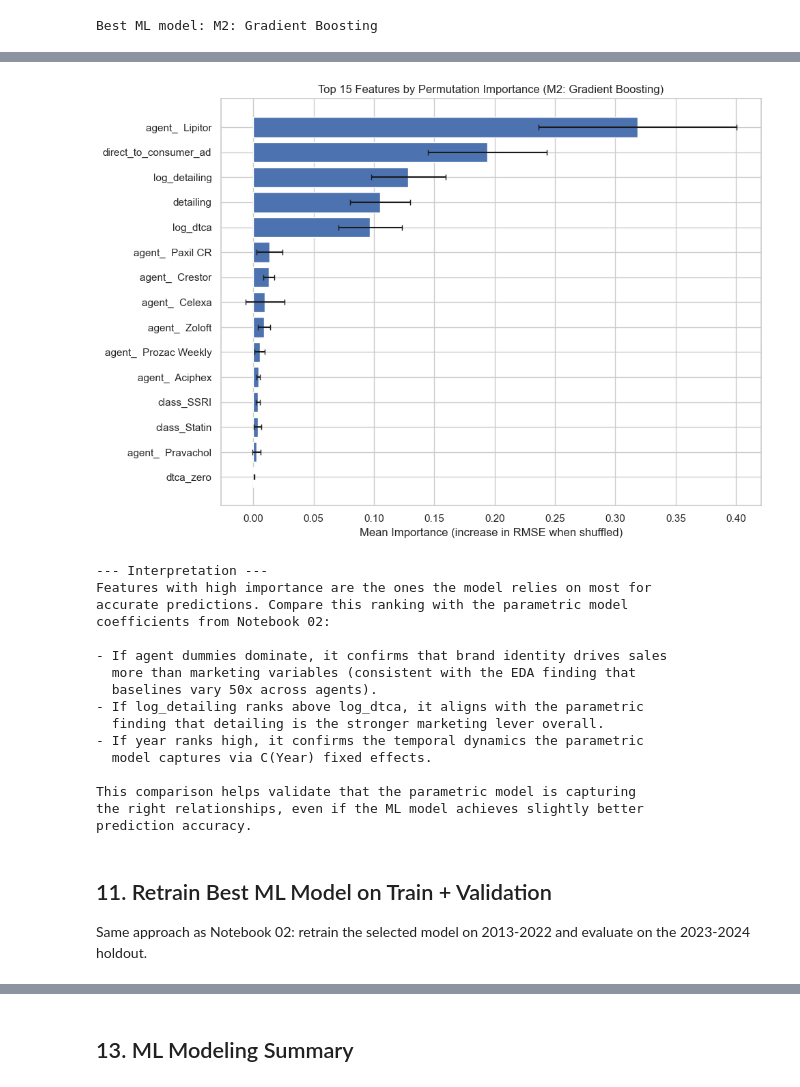
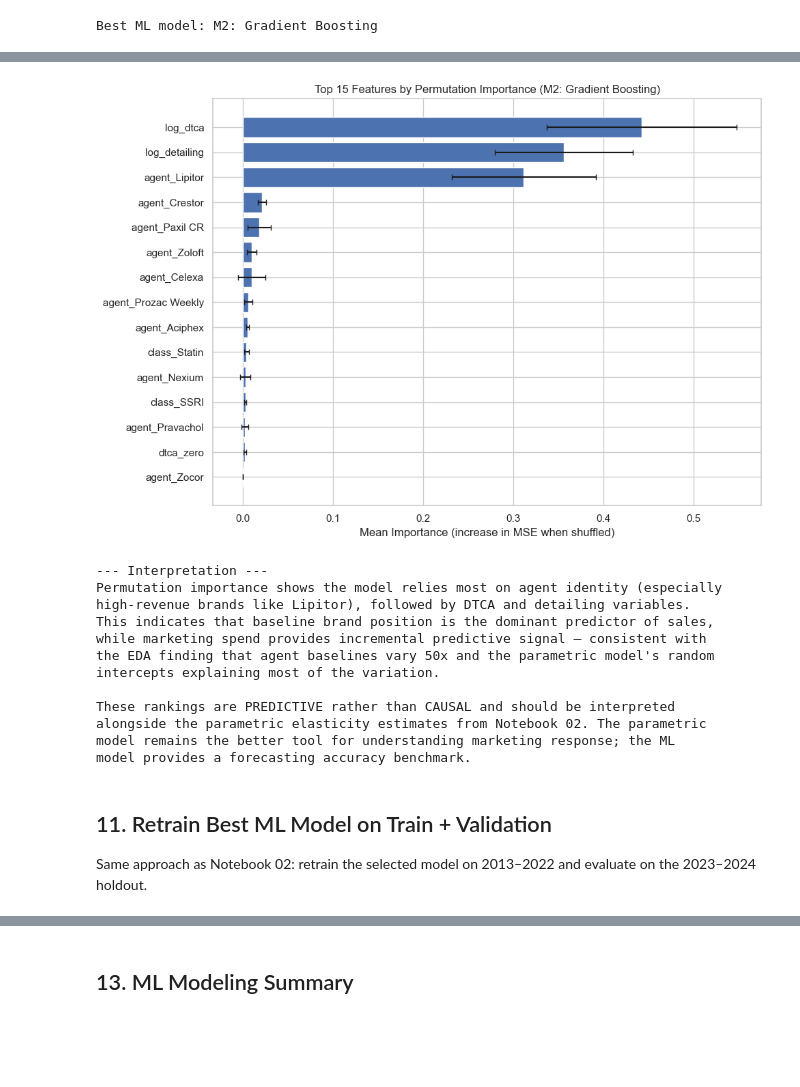
Before and after one commit to deenuy/mmai-marketing-rx-sales-forecasting, a Jupyter notebook: 03_ml_models.ipynb, the cells around one changed output, grey strips where cells are left out. Saved outputs shown, nothing was run; the diff lists cells and outputs as text; code cells hidden in the pictures; blank space fills up the shorter version.

```diff
--- a/03_ml_models.ipynb
+++ b/03_ml_models.ipynb
@@ -82,6 +129,6 @@ transformation. We predict on the original dollar scale for direct comparability
 # %%
-feature_cols = ["year", "detailing", "direct_to_consumer_ad",
-                "log_detailing", "log_dtca", "dtca_zero"]
+# FIX: Align feature set with EDA/parametric logic — use transformed variables only
+feature_cols = ["year_trend", "log_detailing", "log_dtca", "dtca_zero"]
 cat_cols = ["class", "agent"]
 target = "actual_sales"
 
@@ -108,5 +155,5 @@ y_test = test_df[target].values
 
 print(f"Feature matrix shape: {X_train.shape}")
 print(f"Number of features: {len(feature_names)}")
-print(f"Features: {feature_names[:10]} ... ({len(feature_names)} total)")
+print(f"Features: {feature_names[:8]} ... ({len(feature_names)} total)")
 # %% [output]
@@ -349,10 +437,14 @@ Best ElasticNet config: {'alpha': 0.01, 'l1_ratio': 0.5, 'max_iter': 5000, 'rand
 # %%
-# Fit best ElasticNet on full training set
+# Fit best ElasticNet on full training set (log target, scaled features)
+X_train_scaled = scaler.fit_transform(X_train)
+X_valid_scaled = scaler.transform(X_valid)
+X_test_scaled = scaler.transform(X_test)
+
 enet_model = ElasticNet(**best_enet_params)
-enet_model.fit(X_train, y_train)
+enet_model.fit(X_train_scaled, train_df["log_sales"].values)
 
-enet_pred_valid = enet_model.predict(X_valid)
-enet_pred_test = enet_model.predict(X_test)
+enet_pred_valid = np.maximum(np.expm1(enet_model.predict(X_valid_scaled)), 0)
+enet_pred_test = np.maximum(np.expm1(enet_model.predict(X_test_scaled)), 0)
 
 results.append(evaluate(y_valid, enet_pred_valid, "M3: ElasticNet", "validation"))
 results.append(evaluate(y_test, enet_pred_test, "M3: ElasticNet", "test"))
@@ -485,56 +573,49 @@ display(importance_df.head(15))
 # %%
 # Plot top 15 features
 top_imp = importance_df.head(15).sort_values("importance_mean")
 
 plt.figure(figsize=(10, 7))
 plt.barh(top_imp["feature"], top_imp["importance_mean"],
          xerr=top_imp["importance_std"], capsize=3)
 plt.title(f"Top 15 Features by Permutation Importance ({best_ml_name})")
-plt.xlabel("Mean Importance (increase in RMSE when shuffled)")
+plt.xlabel("Mean Importance (increase in MSE when shuffled)")
 plt.tight_layout()
 plt.show()
 
+# FIX #10: Tightened interpretation — predictive, not causal
 print('''
 --- Interpretation ---
-Features with high importance are the ones the model relies on most for
-accurate predictions. Compare this ranking with the parametric model
-coefficients from Notebook 02:
+Permutation importance shows the model relies most on agent identity (especially
+high-revenue brands like Lipitor), followed by DTCA and detailing variables.
+This indicates that baseline brand position is the dominant predictor of sales,
+while marketing spend provides incremental predictive signal — consistent with
+the EDA finding that agent baselines vary 50x and the parametric model's random
+intercepts explaining most of the variation.
 
-- If agent dummies dominate, it confirms that brand identity drives sales
-  more than marketing variables (consistent with the EDA finding that
-  baselines vary 50x across agents).
-- If log_detailing ranks above log_dtca, it aligns with the parametric
-  finding that detailing is the stronger marketing lever overall.
-- If year ranks high, it confirms the temporal dynamics the parametric
-  model captures via C(Year) fixed effects.
-
-This comparison helps validate that the parametric model is capturing
-the right relationships, even if the ML model achieves slightly better
-prediction accuracy.
+These rankings are PREDICTIVE rather than CAUSAL and should be interpreted
+alongside the parametric elasticity estimates from Notebook 02. The parametric
+model remains the better tool for understanding marketing response; the ML
+model provides a forecasting accuracy benchmark.
 ''')
 # %% [output]
-[figure, old version]
+[figure, new version]
 --- Interpretation ---
-Features with high importance are the ones the model relies on most for
-accurate predictions. Compare this ranking with the parametric model
-coefficients from Notebook 02:
+Permutation importance shows the model relies most on agent identity (especially
+high-revenue brands like Lipitor), followed by DTCA and detailing variables.
+This indicates that baseline brand position is the dominant predictor of sales,
+while marketing spend provides incremental predictive signal — consistent with
+the EDA finding that agent baselines vary 50x and the parametric model's random
+intercepts explaining most of the variation.
 
-- If agent dummies dominate, it confirms that brand identity drives sales
-  more than marketing variables (consistent with the EDA finding that
-  baselines vary 50x across agents).
-- If log_detailing ranks above log_dtca, it aligns with the parametric
-  finding that detailing is the stronger marketing lever overall.
-- If year ranks high, it confirms the temporal dynamics the parametric
-  model captures via C(Year) fixed effects.
-
-This comparison helps validate that the parametric model is capturing
-the right relationships, even if the ML model achieves slightly better
-prediction accuracy.
+These rankings are PREDICTIVE rather than CAUSAL and should be interpreted
+alongside the parametric elasticity estimates from Notebook 02. The parametric
+model remains the better tool for understanding marketing response; the ML
+model provides a forecasting accuracy benchmark.
 # %% [markdown]
 ## 11. Retrain Best ML Model on Train + Validation
 
-Same approach as Notebook 02: retrain the selected model on 2013-2022 and evaluate on
-the 2023-2024 holdout.
+Same approach as Notebook 02: retrain the selected model on 2013–2022 and evaluate on
+the 2023–2024 holdout.
 # %%
 train_valid_df = df[df["year"] <= 2022].copy()
 
```
Also changed, not shown: parts of 34 cells of this notebook, 8 other files.
